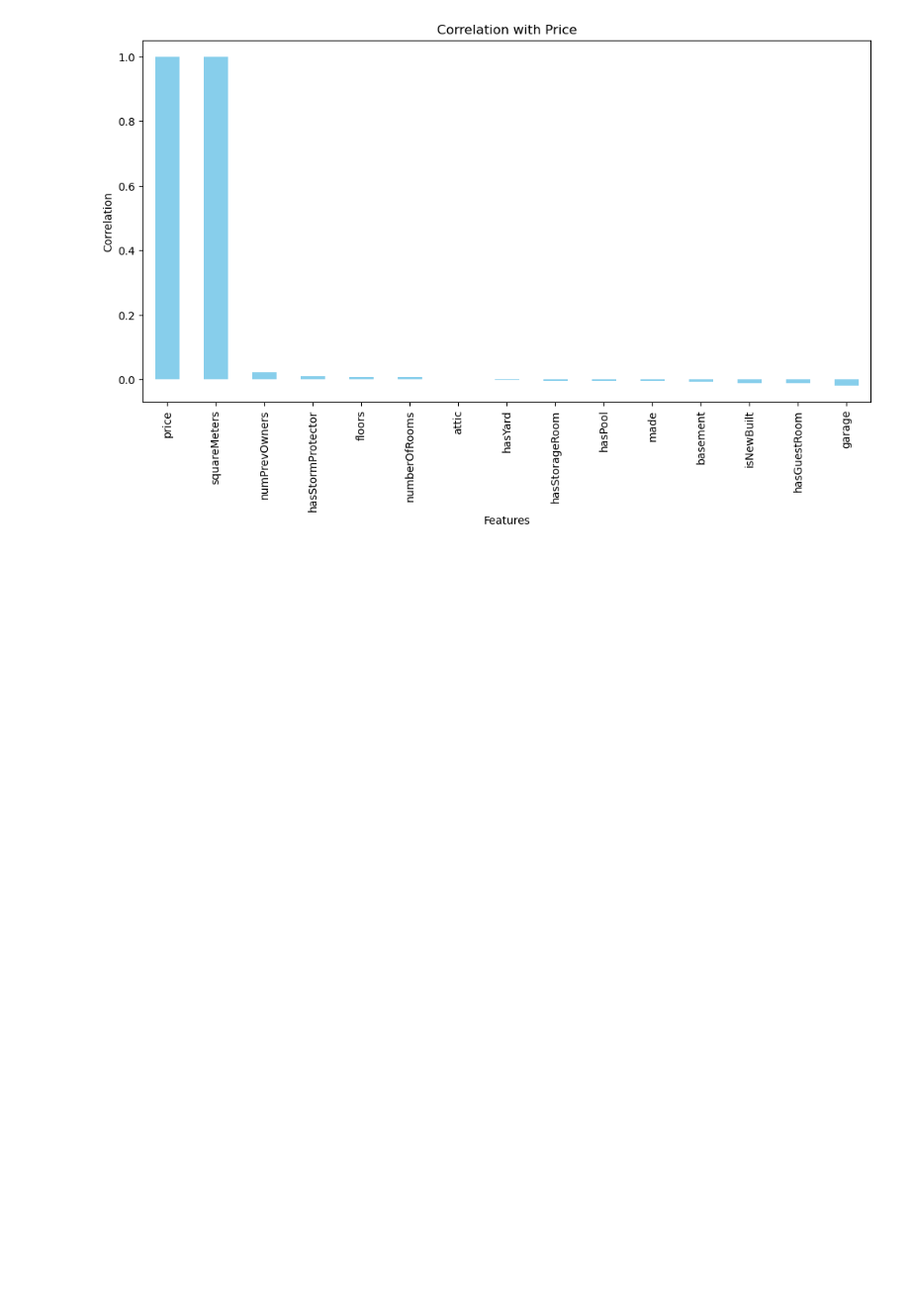
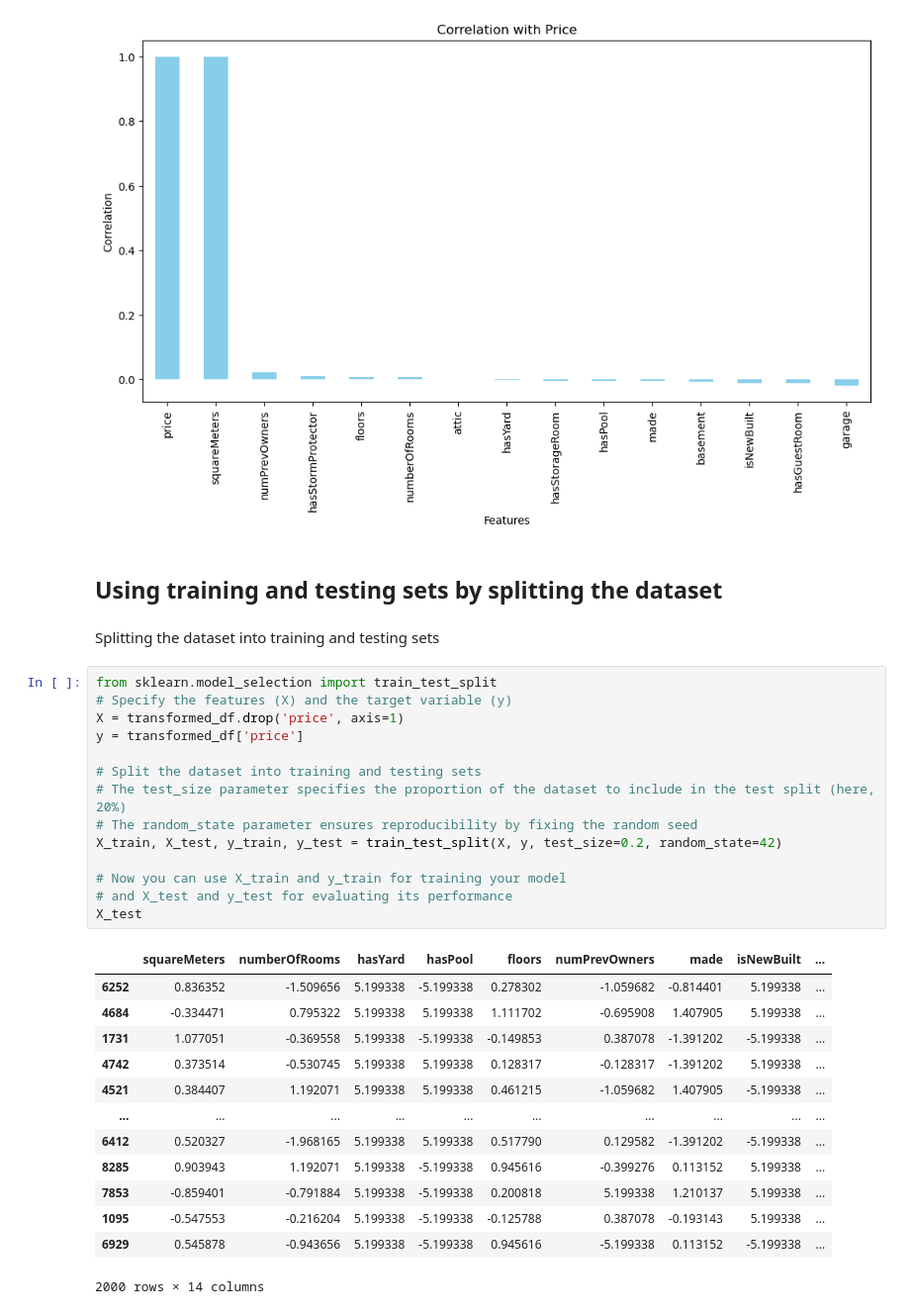
Before and after one commit to sarah10001/Paris_Phase_2_Project, a Jupyter notebook: Housing Prediction Model.ipynb, the cells around one changed output. Shown at 99% size. Drawn from its saved outputs; the diff is of its cells as text; blank space fills up the shorter version.

```diff
--- a/Housing Prediction Model.ipynb
+++ b/Housing Prediction Model.ipynb
@@ -481,3 +483,35 @@ plt.ylabel('Correlation')
 plt.show()
 # %% [output]
 [figure]
+# %% [markdown]
+## Using training and testing sets by splitting the dataset
+# %% [markdown]
+Splitting the dataset into training and testing sets
+# %%
+from sklearn.model_selection import train_test_split
+# Specify the features (X) and the target variable (y)
+X = transformed_df.drop('price', axis=1)
+y = transformed_df['price']
+
+# Split the dataset into training and testing sets
+# The test_size parameter specifies the proportion of the dataset to include in the test split (here, 20%)
+# The random_state parameter ensures reproducibility by fixing the random seed
+X_train, X_test, y_train, y_test = train_test_split(X, y, test_size=0.2, random_state=42)
+
+# Now you can use X_train and y_train for training your model
+# and X_test and y_test for evaluating its performance
+X_test
+# %% [output]
+|  | squareMeters | numberOfRooms | hasYard | hasPool | floors | numPrevOwners | made | isNewBuilt | ... |
+| 6252 | 0.836352 | -1.509656 | 5.199338 | -5.199338 | 0.278302 | -1.059682 | -0.814401 | 5.199338 | ... |
+| 4684 | -0.334471 | 0.795322 | 5.199338 | 5.199338 | 1.111702 | -0.695908 | 1.407905 | 5.199338 | ... |
+| 1731 | 1.077051 | -0.369558 | 5.199338 | -5.199338 | -0.149853 | 0.387078 | -1.391202 | -5.199338 | ... |
+| 4742 | 0.373514 | -0.530745 | 5.199338 | 5.199338 | 0.128317 | -0.128317 | -1.391202 | 5.199338 | ... |
+| 4521 | 0.384407 | 1.192071 | 5.199338 | 5.199338 | 0.461215 | -1.059682 | 1.407905 | -5.199338 | ... |
+| ... | ... | ... | ... | ... | ... | ... | ... | ... | ... |
+| 6412 | 0.520327 | -1.968165 | 5.199338 | 5.199338 | 0.517790 | 0.129582 | -1.391202 | -5.199338 | ... |
+| 8285 | 0.903943 | 1.192071 | 5.199338 | -5.199338 | 0.945616 | -0.399276 | 0.113152 | 5.199338 | ... |
+| 7853 | -0.859401 | -0.791884 | 5.199338 | -5.199338 | 0.200818 | 5.199338 | 1.210137 | 5.199338 | ... |
+| 1095 | -0.547553 | -0.216204 | 5.199338 | -5.199338 | -0.125788 | 0.387078 | -0.193143 | 5.199338 | ... |
+| 6929 | 0.545878 | -0.943656 | 5.199338 | -5.199338 | 0.945616 | -5.199338 | 0.113152 | -5.199338 | ... |
+2000 rows × 14 columns
```
Also changed, not shown: parts of 28 cells of this notebook.
